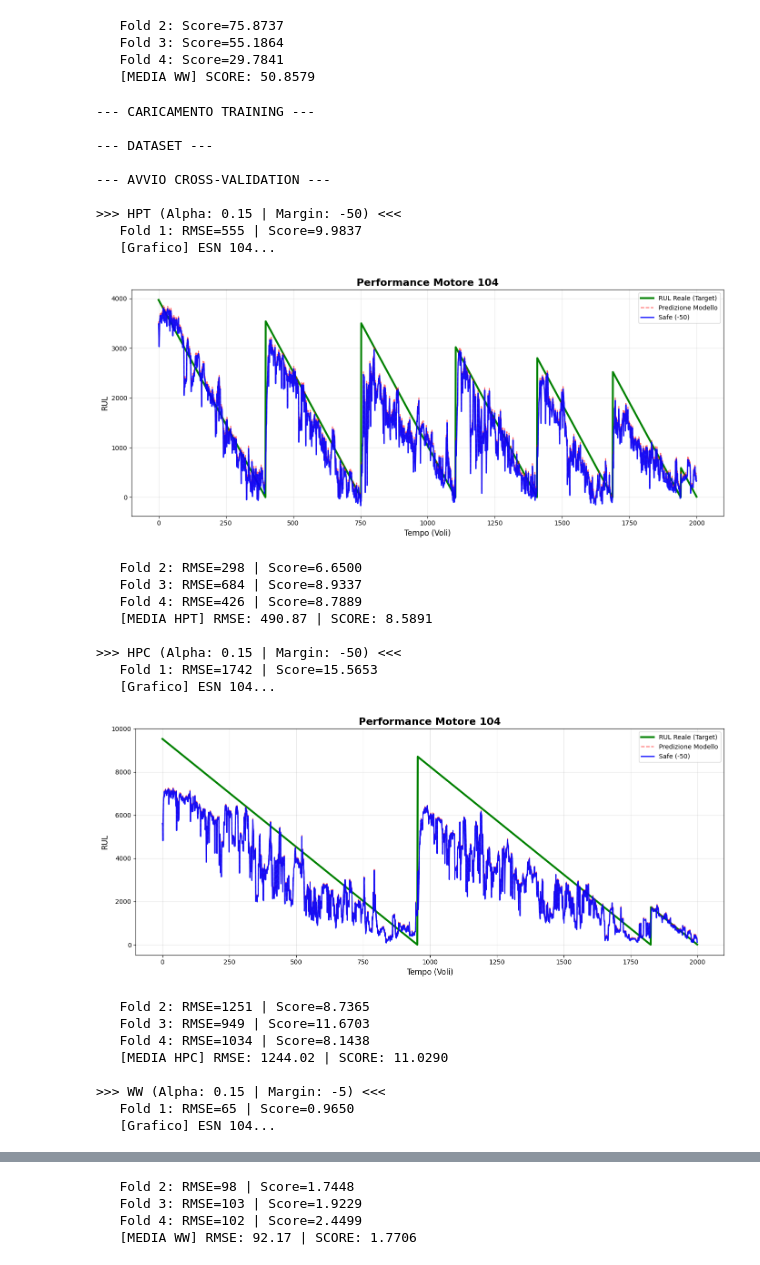
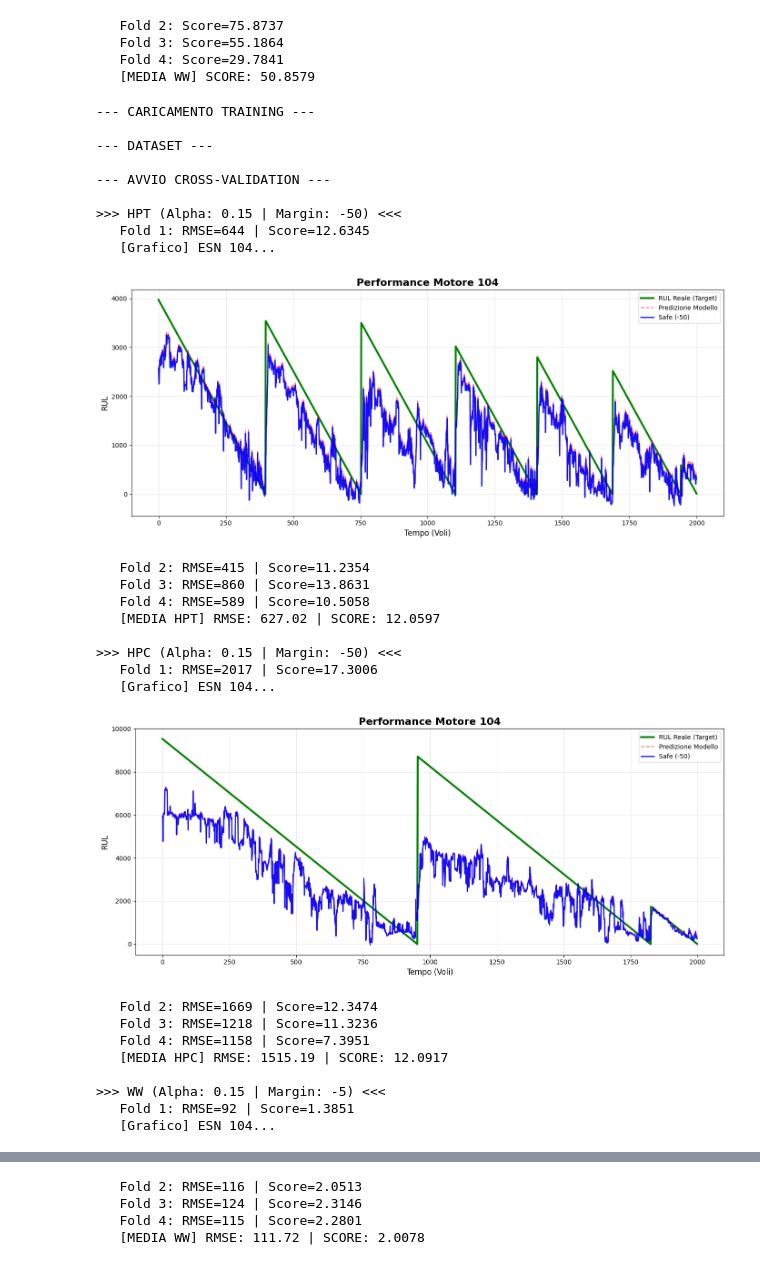
Before and after one commit to grannico/A-PHM-AMERICA-2025, a Jupyter notebook: provaLorenzo.ipynb, the cells around one changed output, grey strips where cells are left out. Saved outputs shown, nothing was run; the diff lists cells and outputs as text; code cells hidden in the pictures.

```diff
--- a/provaLorenzo.ipynb
+++ b/provaLorenzo.ipynb
@@ -2476,9 +2476,9 @@ def main():
 
         # Parametri Dinamici
         if ctype == 'WW':
-            n_est, max_d, lr = 200, 8, 0.05
+            n_est, max_d, lr = 100, 5, 0.05
         else:
-            n_est, max_d, lr = 100, 5, 0.1
+            n_est, max_d, lr = 100, 2, 0.1
 
         # CV Loop
         for i, (train_idx, val_idx) in enumerate(gkf.split(X_clean, y, groups)):
@@ -2504,49 +2504,49 @@ def main():
 
             scores.append(score)
             rmses.append(rmse)
 
             print(f"   Fold {i+1}: RMSE={rmse:.0f} | Score={score:.4f}")
 
             if i == 0:
                 viz_df = pd.DataFrame({'true': y_val.values, 'pred': pred_raw, 'ESN': val_esn_series.values})
                 sample_esn = viz_df['ESN'].unique()[0]
                 subset = viz_df[viz_df['ESN'] == sample_esn]
                 print(f"   [Grafico] ESN {sample_esn}...")
                 plot_prediction_vs_rul(subset['true'], subset['pred'], engine_id=sample_esn, margin=margin)
 
         print(f"   [MEDIA {ctype}] RMSE: {np.mean(rmses):.2f} | SCORE: {np.mean(scores):.4f}")
 
     # --- VALIDAZIONE SU CARTELLA ESTERNA ---
     #TEST_FOLDER_PATH = 'data/val/' # <--- La cartella con i tuoi 100 file
    # evaluate_on_folder(TEST_FOLDER_PATH, trained_models, feature_sets)
 
 if __name__ == "__main__":
     main()
 # %% [output]
 --- CARICAMENTO TRAINING ---
 
 --- DATASET ---
 
 --- AVVIO CROSS-VALIDATION ---
 
 >>> HPT (Alpha: 0.15 | Margin: -50) <<<
-   Fold 1: RMSE=555 | Score=9.9837
+   Fold 1: RMSE=644 | Score=12.6345
    [Grafico] ESN 104...
-[figure, old version]
+[figure, new version]
-   Fold 2: RMSE=298 | Score=6.6500
-   Fold 3: RMSE=684 | Score=8.9337
-   Fold 4: RMSE=426 | Score=8.7889
-   [MEDIA HPT] RMSE: 490.87 | SCORE: 8.5891
+   Fold 2: RMSE=415 | Score=11.2354
+   Fold 3: RMSE=860 | Score=13.8631
+   Fold 4: RMSE=589 | Score=10.5058
+   [MEDIA HPT] RMSE: 627.02 | SCORE: 12.0597
 
 >>> HPC (Alpha: 0.15 | Margin: -50) <<<
-   Fold 1: RMSE=1742 | Score=15.5653
+   Fold 1: RMSE=2017 | Score=17.3006
    [Grafico] ESN 104...
-[figure, old version]
+[figure, new version]
-   Fold 2: RMSE=1251 | Score=8.7365
-   Fold 3: RMSE=949 | Score=11.6703
-   Fold 4: RMSE=1034 | Score=8.1438
-   [MEDIA HPC] RMSE: 1244.02 | SCORE: 11.0290
+   Fold 2: RMSE=1669 | Score=12.3474
+   Fold 3: RMSE=1218 | Score=11.3236
+   Fold 4: RMSE=1158 | Score=7.3951
+   [MEDIA HPC] RMSE: 1515.19 | SCORE: 12.0917
 
 >>> WW (Alpha: 0.15 | Margin: -5) <<<
-   Fold 1: RMSE=65 | Score=0.9650
+   Fold 1: RMSE=92 | Score=1.3851
    [Grafico] ESN 104...
@@ -2554,5 +2554,5 @@ if __name__ == "__main__":
-   Fold 2: RMSE=98 | Score=1.7448
-   Fold 3: RMSE=103 | Score=1.9229
-   Fold 4: RMSE=102 | Score=2.4499
-   [MEDIA WW] RMSE: 92.17 | SCORE: 1.7706
+   Fold 2: RMSE=116 | Score=2.0513
+   Fold 3: RMSE=124 | Score=2.3146
+   Fold 4: RMSE=115 | Score=2.2801
+   [MEDIA WW] RMSE: 111.72 | SCORE: 2.0078
 # %%
```
Also changed, not shown: parts of 3 cells of this notebook, 1 other file.
